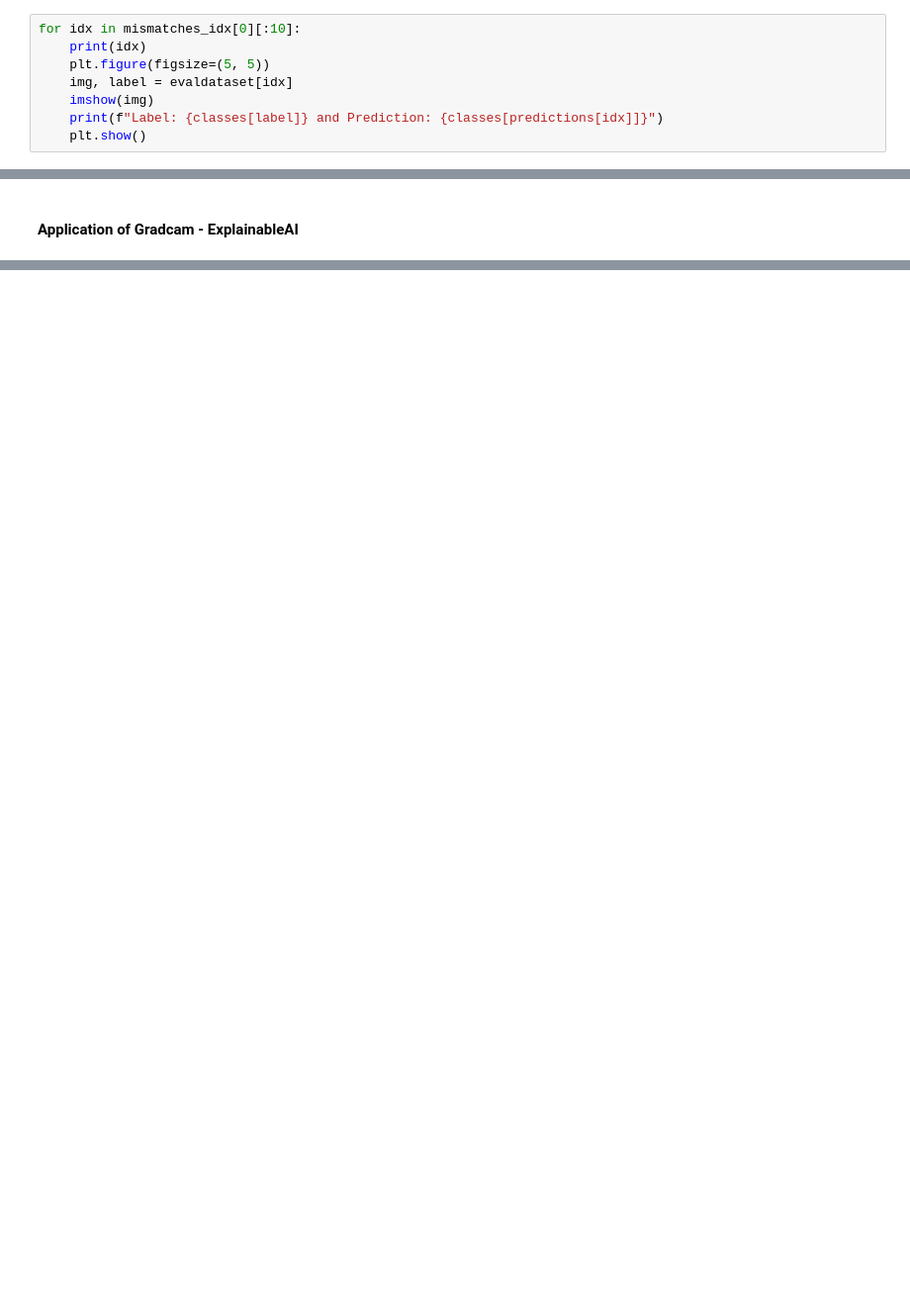
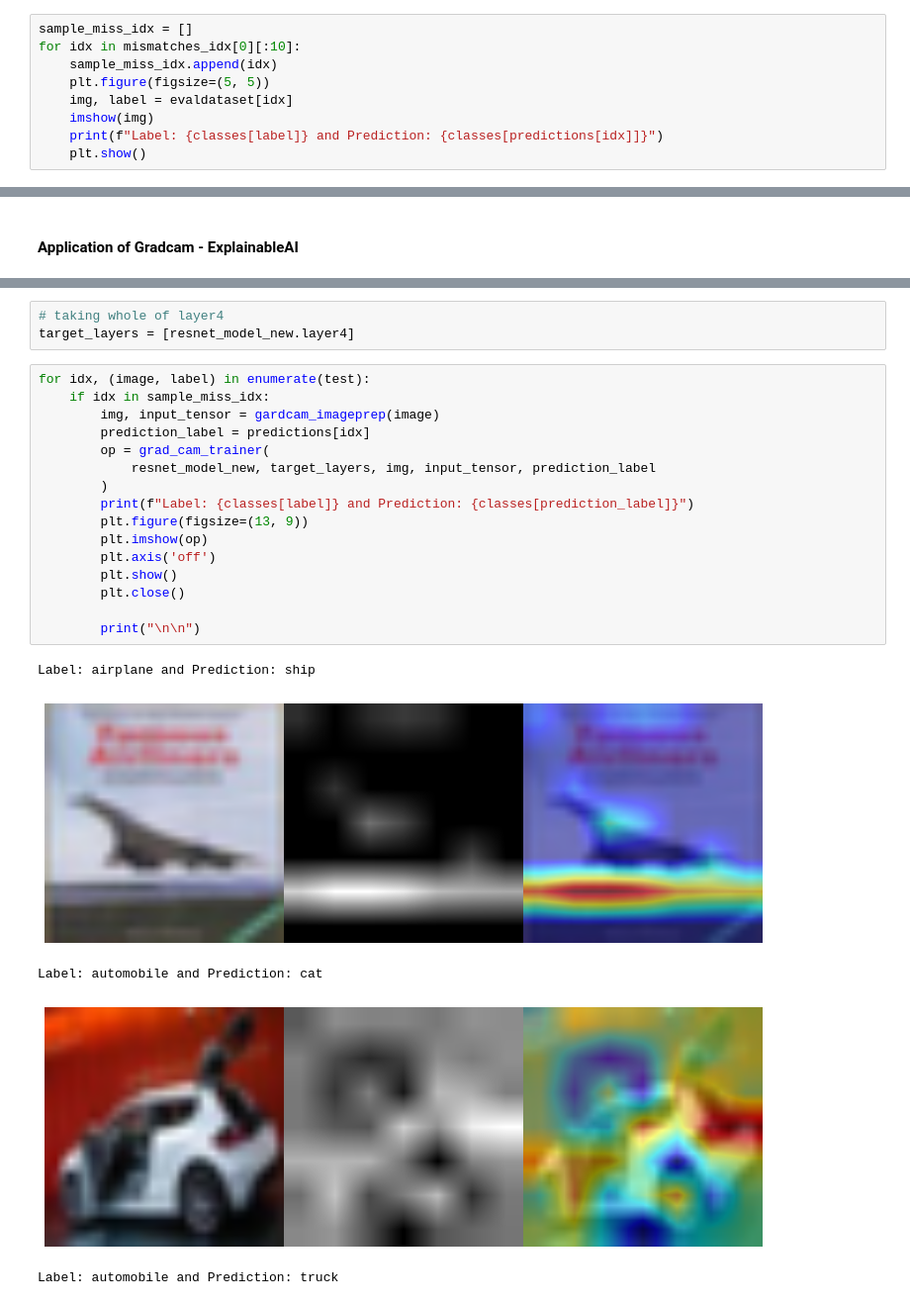
Before and after one commit to soutrik71/advanced_vision_modules_pytorch, a Jupyter notebook: notebook/Session11/assignment.ipynb, the cells around one changed output, grey strips where cells are left out. Shown at 99% size. Saved outputs shown, nothing was run; the diff lists cells and outputs as text; blank space fills up the shorter version.

```diff
--- a/notebook/Session11/assignment.ipynb
+++ b/notebook/Session11/assignment.ipynb
@@ -633,8 +598,9 @@ plt.show()
 # %%
 mismatches_idx = np.where(predictions != actuals)
 # %%
+sample_miss_idx = []
 for idx in mismatches_idx[0][:10]:
-    print(idx)
+    sample_miss_idx.append(idx)
     plt.figure(figsize=(5, 5))
     img, label = evaldataset[idx]
     imshow(img)
@@ -661,0 +627,25 @@ Label: automobile and Prediction: truck
+# %%
+# taking whole of layer4
+target_layers = [resnet_model_new.layer4]
+# %%
+for idx, (image, label) in enumerate(test):
+    if idx in sample_miss_idx:
+        img, input_tensor = gardcam_imageprep(image)
+        prediction_label = predictions[idx]
+        op = grad_cam_trainer(
+            resnet_model_new, target_layers, img, input_tensor, prediction_label
+        )
+        print(f"Label: {classes[label]} and Prediction: {classes[prediction_label]}")
+        plt.figure(figsize=(13, 9))
+        plt.imshow(op)
+        plt.axis('off')
+        plt.show()
+        plt.close()
+
+        print("\n\n")
+# %% [output]
+Label: airplane and Prediction: ship
+[figure, added]
+Label: automobile and Prediction: cat
+[figure, added]
+Label: automobile and Prediction: truck
```
Also changed, not shown: parts of 8 cells of this notebook, 2 other files.
